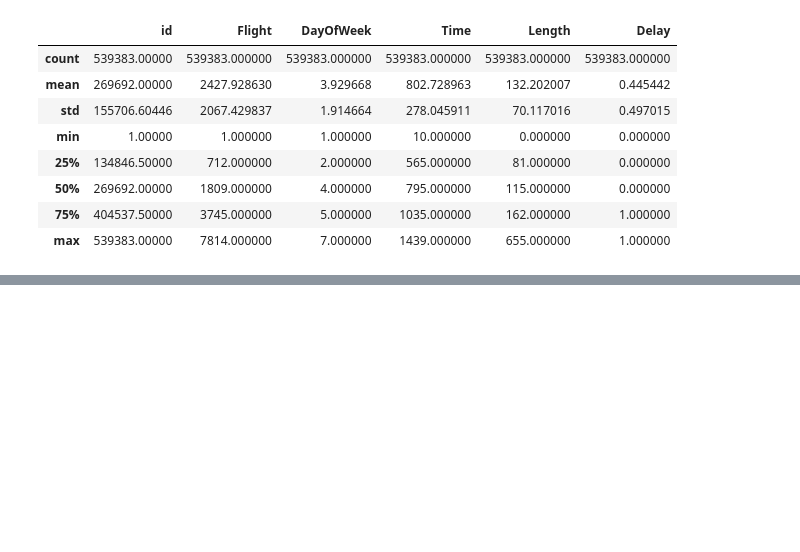
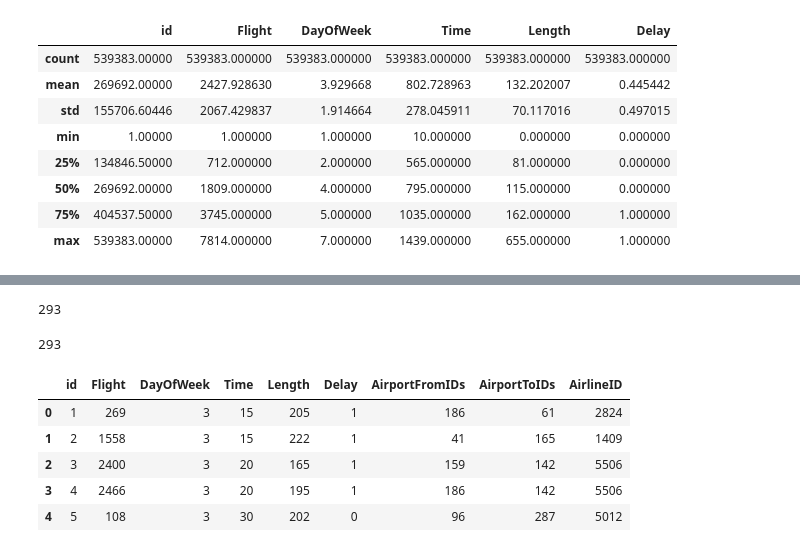
Before and after one commit to stacjstaton/ai-project2-flight-delay-predictions, a Jupyter notebook: DecisionTreeModel.ipynb, the cells around one changed output, grey strips where cells are left out. Drawn from its saved outputs; the diff is of its cells as text; code cells hidden in the pictures; blank space fills up the shorter version.

```diff
--- a/DecisionTreeModel.ipynb
+++ b/DecisionTreeModel.ipynb
@@ -97,0 +159,19 @@ X_test_scaled = X_scaler.transform(X_test)
+# %%
+len(encoded_df["AirportFrom"].unique())
+# %% [output]
+293
+# %%
+len(encoded_df["AirportTo"].unique())
+# %% [output]
+293
+# %%
+# Drop all the categorical columns
+encoded_df = encoded_df.drop(columns=['Airline', 'AirportFrom', 'AirportTo'])
+encoded_df.head()
+# %% [output]
+|  | id | Flight | DayOfWeek | Time | Length | Delay | AirportFromIDs | AirportToIDs | AirlineID |
+| 0 | 1 | 269 | 3 | 15 | 205 | 1 | 186 | 61 | 2824 |
+| 1 | 2 | 1558 | 3 | 15 | 222 | 1 | 41 | 165 | 1409 |
+| 2 | 3 | 2400 | 3 | 20 | 165 | 1 | 159 | 142 | 5506 |
+| 3 | 4 | 2466 | 3 | 20 | 195 | 1 | 186 | 142 | 5506 |
+| 4 | 5 | 108 | 3 | 30 | 202 | 0 | 96 | 287 | 5012 |
```
Also changed, not shown: parts of 36 cells of this notebook, 4 other files.
